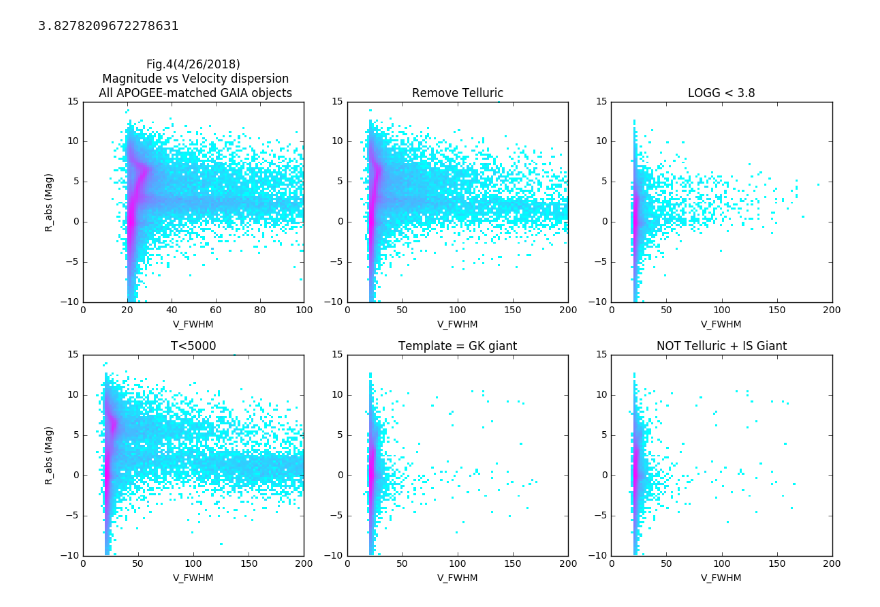
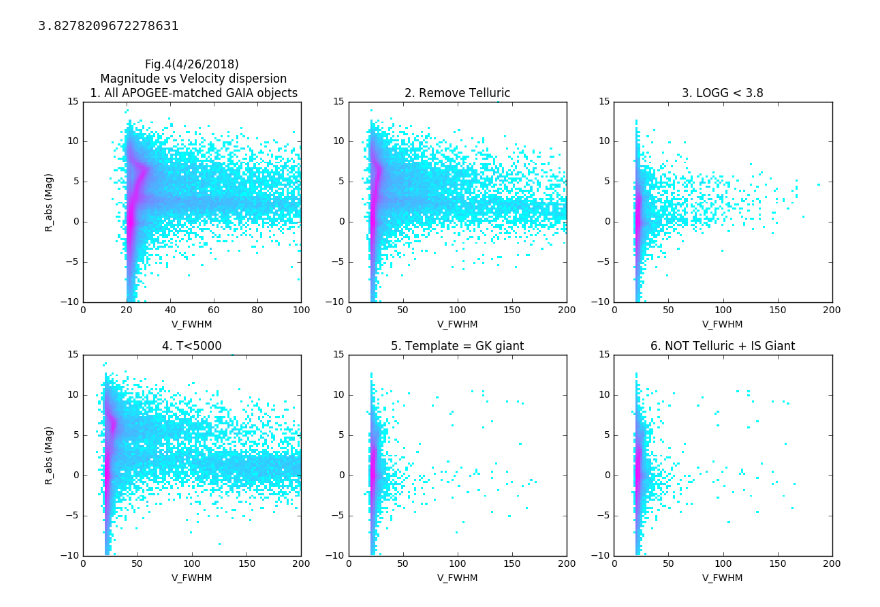
Before and after one commit to liuxx479/MW-BHs, a Jupyter notebook: plot-gaia-match.ipynb, the cells around one changed output. Cells and saved outputs as stored; diff of their text form; code cells hidden in the pictures.

```diff
--- a/plot-gaia-match.ipynb
+++ b/plot-gaia-match.ipynb
@@ -126,25 +126,25 @@ RV = hdulist[1].data['RV_CCFWHM'][idx_nearest]
 # %%
 labels_arr = ['ALL','Remove Telluric', 'LOGG < 3.8', 'T<5000',
               'Template = GK giant', 'NOT Telluric + IS Giant']
 f, axes = subplots(2,3,figsize=(12,8))
 axes=axes.flatten()
 
 #colorbar(CB)
 i=0
 for icut in [1, cut_telluric, cut_logg, cut_teff, cut_class, cut_telluric*cut_class]:
-    axes[i].set_title(labels_arr[i], fontsize=12)
+    axes[i].set_title(str(i+1)+'. '+labels_arr[i], fontsize=12)
     axes[i].set_xlabel('V_FWHM')
     if i in [0,3]: axes[i].set_ylabel('R_abs (Mag)')
     if i==0:
         cs=axes[i].hist2d(RV, Rabs, bins=100, range=((0,100),(-10, 15)),
                        norm=mpl.colors.LogNorm(), cmap=mpl.cm.cool)
     else:
         cs=axes[i].hist2d(RV[where(icut)], Rabs[where(icut)], bins=100, range=((0,200),(-10, 15))
                       ,norm=mpl.colors.LogNorm(), cmap=mpl.cm.cool)
     #f.colorbar(cs[3], ax=axes[i])
     i+=1
-axes[0].set_title('Fig.4(4/26/2018)\n Magnitude vs Velocity dispersion\n All APOGEE-matched GAIA objects', fontsize=12)
+axes[0].set_title('Fig.4(4/26/2018)\n Magnitude vs Velocity dispersion\n 1. All APOGEE-matched GAIA objects', fontsize=12)
 plt.tight_layout()
 show()
 # %% [output]
-[figure, old version]
+[figure, new version]
```
